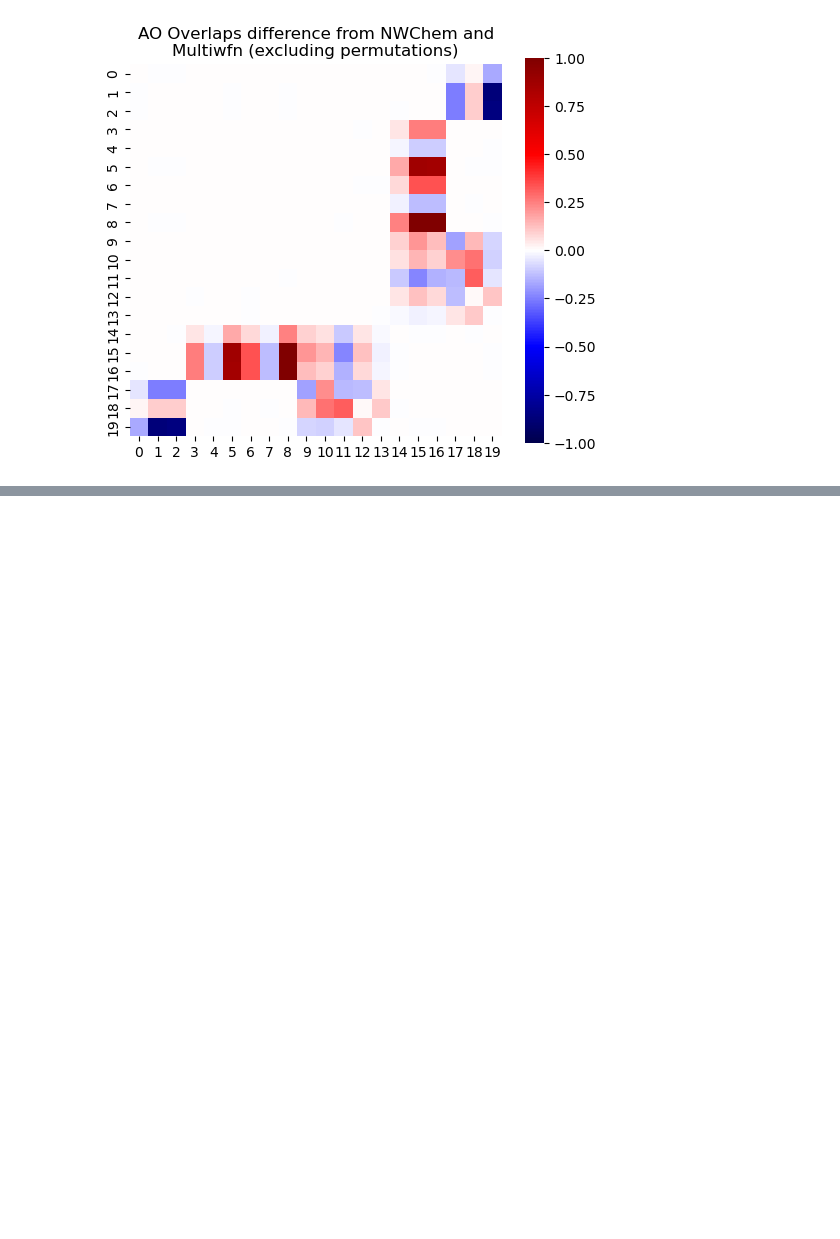
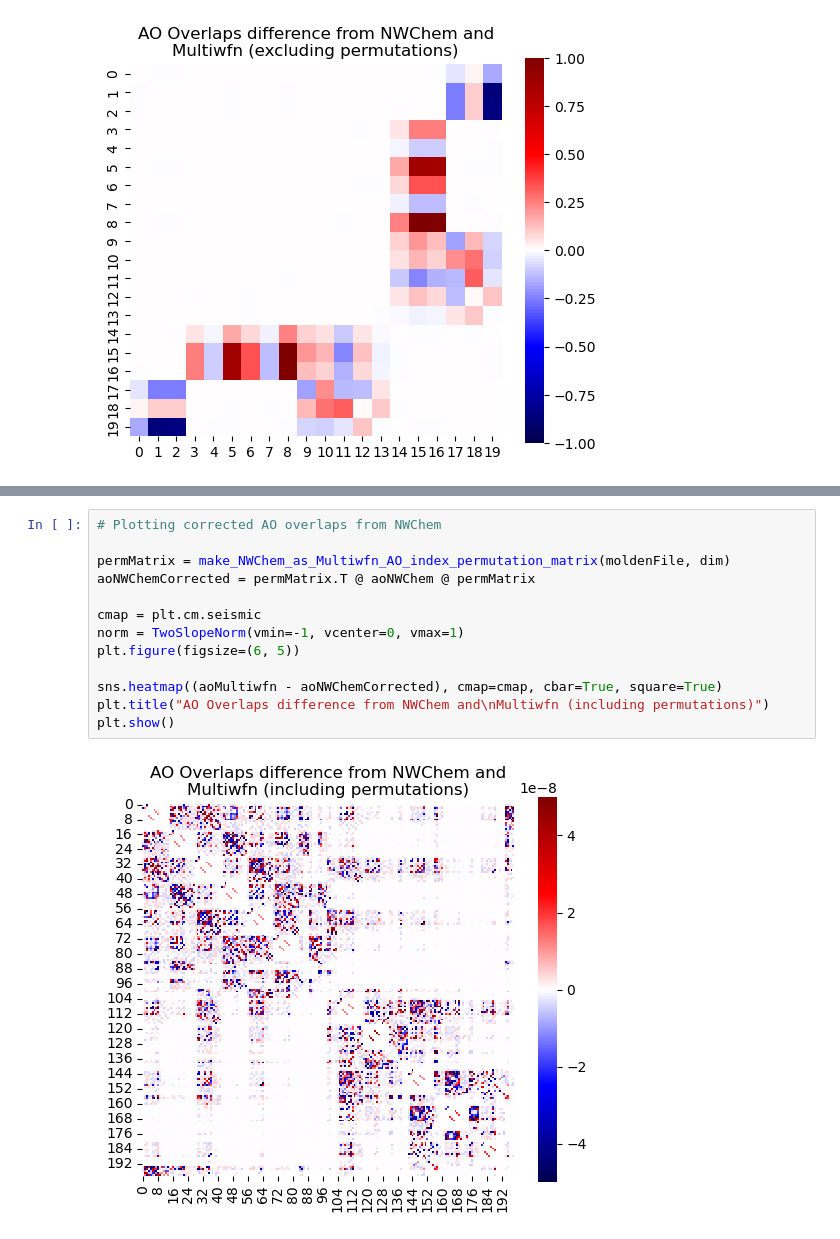
Before and after one commit to vmfreixas/Plotting_chiral_response, a Jupyter notebook: notebooks/AO_index_check.ipynb, the cells around one changed output, grey strips where cells are left out. Cells and saved outputs as stored; diff of their text form; blank space fills up the shorter version.

```diff
--- a/notebooks/AO_index_check.ipynb
+++ b/notebooks/AO_index_check.ipynb
@@ -83,0 +85,15 @@ plt.show()
+# %%
+# Plotting corrected AO overlaps from NWChem
+
+permMatrix = make_NWChem_as_Multiwfn_AO_index_permutation_matrix(moldenFile, dim)
+aoNWChemCorrected = permMatrix.T @ aoNWChem @ permMatrix
+
+cmap = plt.cm.seismic
+norm = TwoSlopeNorm(vmin=-1, vcenter=0, vmax=1)
+plt.figure(figsize=(6, 5))
+
+sns.heatmap((aoMultiwfn - aoNWChemCorrected), cmap=cmap, cbar=True, square=True)
+plt.title("AO Overlaps difference from NWChem and\nMultiwfn (including permutations)")
+plt.show()
+# %% [output]
+[figure, added]
```
Also changed, not shown: parts of 3 cells of this notebook, 7 other files.
